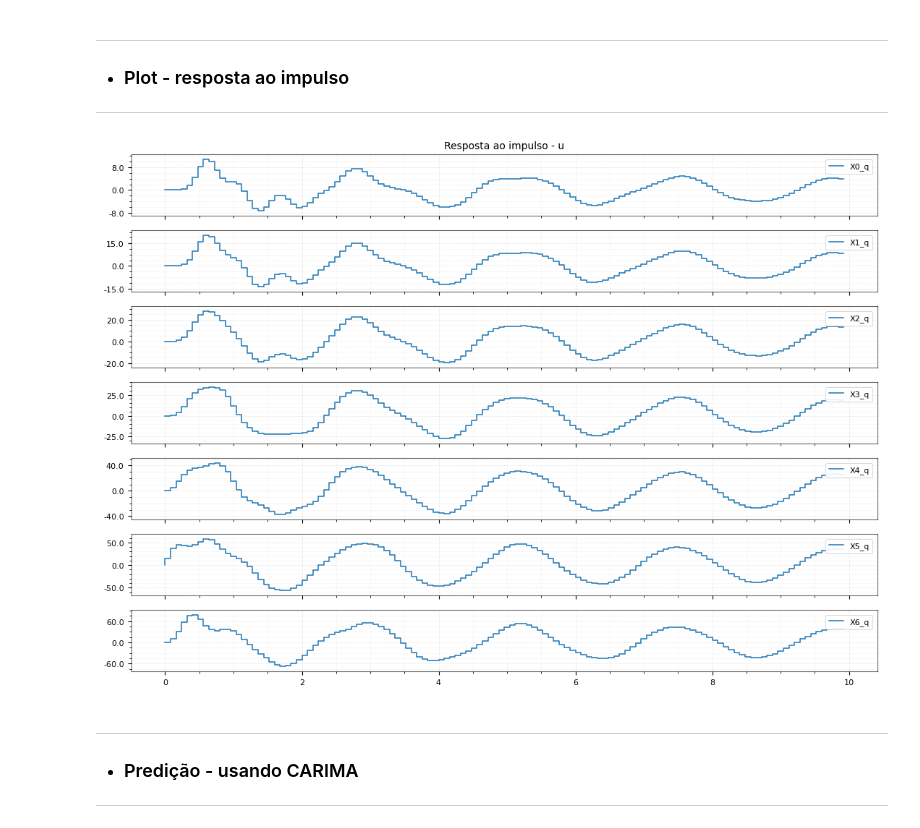
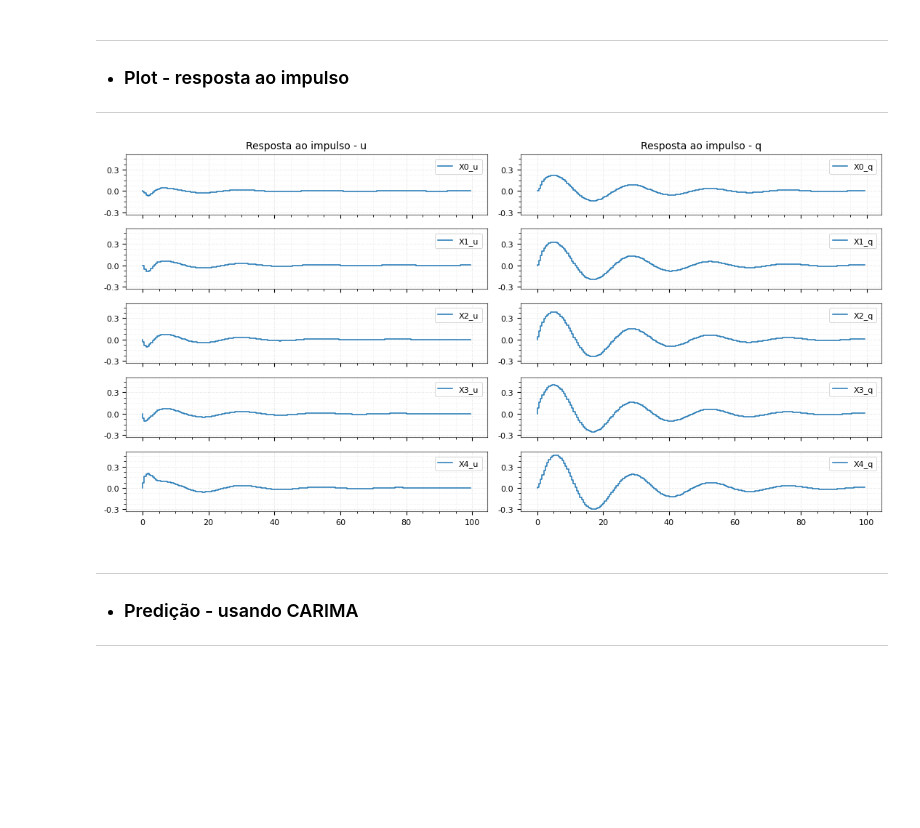
Before and after one commit to AlisonTristao/renovaveis, a Jupyter notebook: model.ipynb, the cells around one changed output. Saved outputs shown, nothing was run; the diff lists cells and outputs as text; code cells hidden in the pictures; blank space fills up the shorter version.

```diff
--- a/model.ipynb
+++ b/model.ipynb
@@ -53,20 +53,20 @@ def plot(time, y_matriz, title, cols_name, time_aux=None, y_matriz_aux=None, plo
         msize = 3
 
         # encontra o valor de y máximo para ajustar todos os eixos
-        #y_max, y_min = -np.inf, np.inf
-        '''for i in range(n_row):
+        y_max, y_min = -np.inf, np.inf
+        for i in range(n_row):
             for j in range(n_col):
                 if plot_no_cols is not None and j in plot_no_cols:
                     continue
                 dic = y_matriz[i][j]
                 y_data = dic[0]
-                #y_max = max(y_max, np.max(y_data))
-                #y_min = min(y_min, np.min(y_data))
+                y_max = max(y_max, np.max(y_data))
+                y_min = min(y_min, np.min(y_data))
                 if y_matriz_aux is not None:
                     dic_aux = y_matriz_aux[i][j]
                     y_data_aux = dic_aux[0]
-                   # y_max = max(y_max, np.max(y_data_aux))
-                   # y_min = min(y_min, np.min(y_data_aux))'''
+                    y_max = max(y_max, np.max(y_data_aux))
+                    y_min = min(y_min, np.min(y_data_aux))
 
         for i in range(n_row):
             for j in range(n_col):
@@ -83,7 +83,7 @@ def plot(time, y_matriz, title, cols_name, time_aux=None, y_matriz_aux=None, plo
                 ax.yaxis.set_major_formatter(FormatStrFormatter('%.1f'))
                 ax.yaxis.set_major_locator(MaxNLocator(nbins='auto', prune=None))
                 #ymin, ymax = ax.get_ylim()
-                #ax.set_ylim(y_min * 1.1, y_max * 1.1)
+                ax.set_ylim(y_min * 1.1, y_max * 1.1)
 
                 for side in ["top", "right", "left", "bottom"]:
                     ax.spines[side].set_linewidth(0.8)
@@ -351,7 +351,7 @@ import numpy as np
 #       Dados do artigo (adicionei um k e c para o ATMD senao ele vai pro infinito)
 # -----------------------------
 
-n_node = 6
+'''n_node = 6
 m_ton  = np.array([2.16, 2.34, 2.25, 2.18, 2.56, 2.52, 1.175])      # [t]
 k_kN_m = np.array([555, 504, 407, 316, 221, 102, 90])               # [kN/m]
 c_kNs_m= np.array([3.26, 8.20, 4.72, 4.16, 3.18, 1.54, 1.00])       # [kNs/m]
@@ -364,9 +364,9 @@ kNs_to_Ns   = 1e-3
 
 m_arr  = (m_ton * ton_to_kg).tolist()
 k_arr = (k_kN_m * kN_to_N).tolist()
-c_arr = (c_kNs_m * kNs_to_Ns).tolist()
+c_arr = (c_kNs_m * kNs_to_Ns).tolist()'''
 
-'''n_node = 6
+n_node = 4
 
 # massas
 coef_m = 0.5
@@ -378,12 +378,11 @@ ATMD_k = 0.5
 k_arr = [i*coef_k if i < n_node+1 else ATMD_k for i in range(1, n_node+2)]
 
 u_idx_list = [4, 5]
-k_arr = [ (2.0*k if (idx+1) in u_idx_list else k)
-          for idx, k in enumerate(k_arr) ]
+k_arr = [ (2.0*k if (idx+1) in u_idx_list else k) for idx, k in enumerate(k_arr) ]
 
 zeta_star = 0.7
 import math
-c_arr = [ 2.0*zeta_star*math.sqrt(k*m) for k, m in zip(k_arr, m_arr) ]'''
+c_arr = [ 2.0*zeta_star*math.sqrt(k*m) for k, m in zip(k_arr, m_arr) ]
 
 beta_0 = 0.0033
 # %% [markdown]
@@ -477,7 +476,7 @@ for hi in H_s_matriz:
 ---
 # %%
 # tempo de amostragem
-T = 0.08
+T = 0.5
 
 H_z_matriz = [[] for _ in range(H.rows)]
 
@@ -516,7 +515,7 @@ for hi in H_z_matriz:
 # %%
 # dados pra simular
 start = 0
-stop = 10
+stop = 100
 step = T
 step_continuo = 0.01
 time = np.arange(start, stop, step)
@@ -544,17 +543,17 @@ plot(time_continuo, y_matriz_out, "Resposta ao impulso", cols_name, plot=True)
 # %%
 # plot a resposta ao impulso
 y_matriz_out = [[] for _ in range(H.rows)]
 
 for i in range(H.rows):
-    j=1
-    t_out, y_out = H_z_matriz[i][j].impulse_response(T=time)
-    y_plot = [y_out.tolist(), "X{}_{}".format(i, cols_name[j]), 'C0', None]
-    y_matriz_out[i].append(y_plot)
+    for j in range(H.cols):
+        t_out, y_out = H_z_matriz[i][j].impulse_response(T=time)
+        y_plot = [y_out.tolist(), "X{}_{}".format(i, cols_name[j]), 'C0', None]
+        y_matriz_out[i].append(y_plot)
 
 # plot
 plot(time, y_matriz_out, "Resposta ao impulso", cols_name)
 # %% [output]
-[figure, old version]
+[figure, new version]
 # %% [markdown]
 ---
 * ### Predição - usando CARIMA
```
Also changed, not shown: parts of 8 cells of this notebook, 3 other files.
